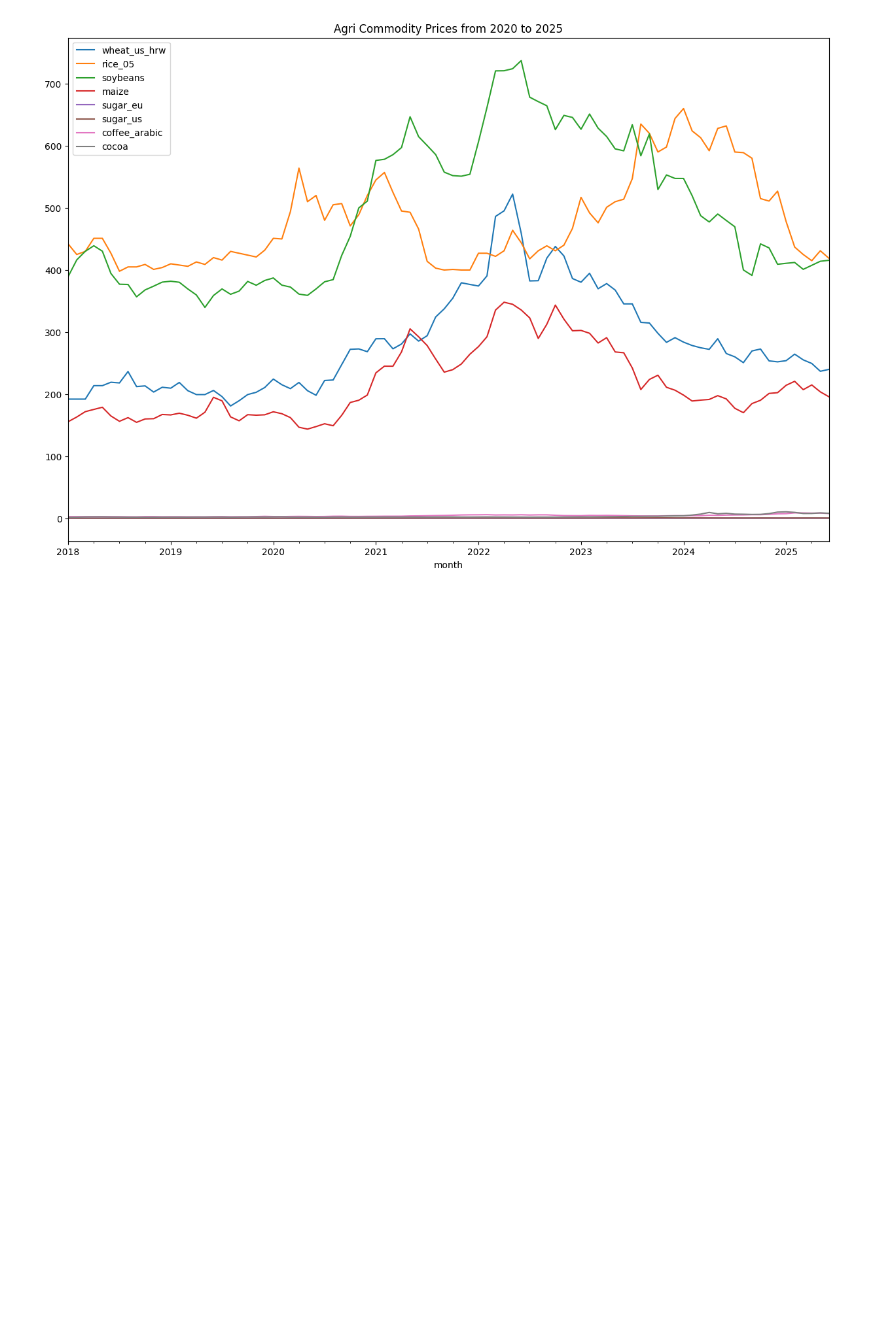
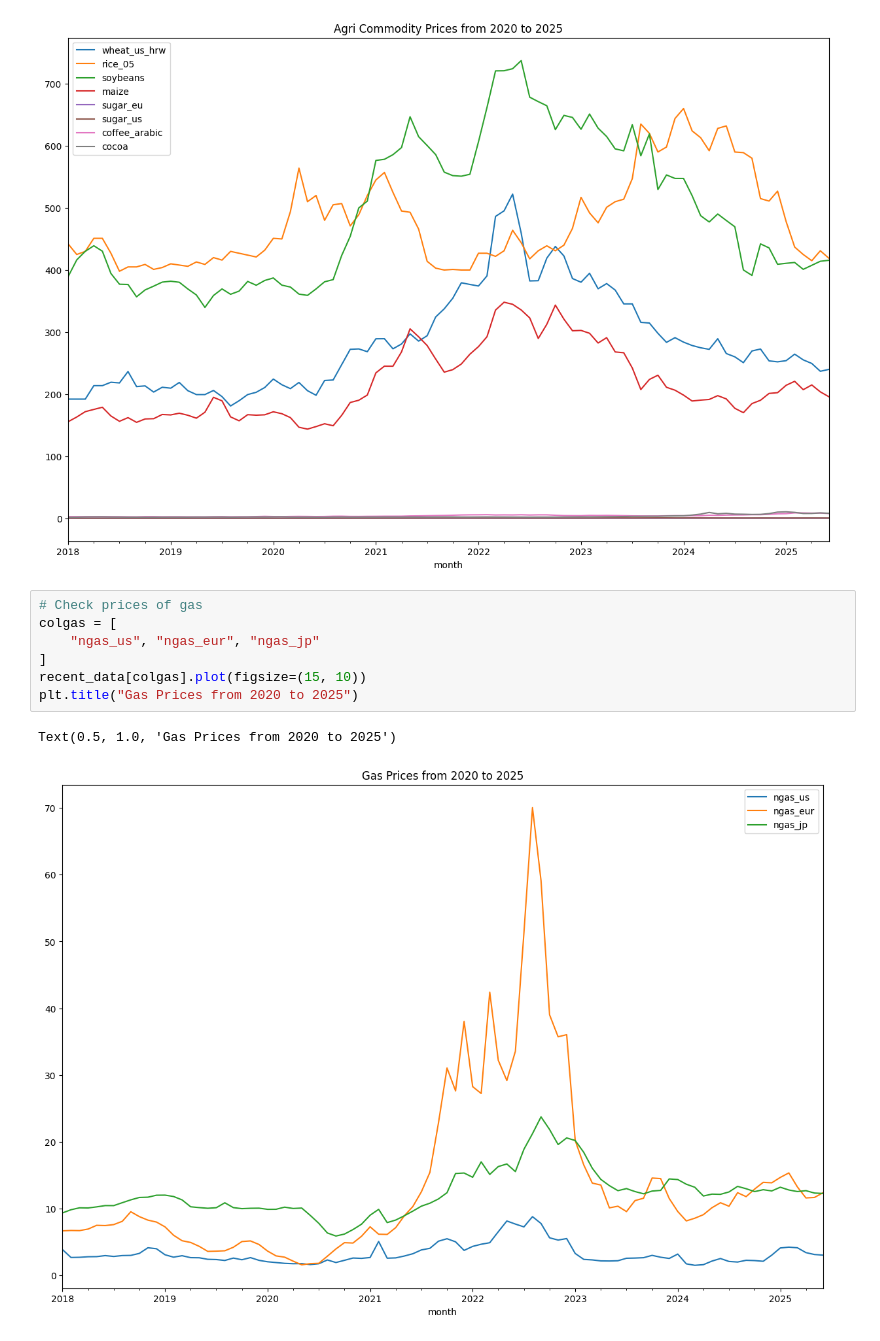
Before and after one commit to steveC-ai/Commodity-Market-Dynamics-Price-Drivers-and-Strategy-Backtesting, a Jupyter notebook: notebook/commodity.prices.ipynb, the cells around one changed output. Drawn from its saved outputs; the diff is of its cells as text; blank space fills up the shorter version.

```diff
--- a/notebook/commodity.prices.ipynb
+++ b/notebook/commodity.prices.ipynb
@@ -1281,3 +1281,13 @@ plt.title("Agri Commodity Prices from 2020 to 2025")
 # %% [output]
 Text(0.5, 1.0, 'Agri Commodity Prices from 2020 to 2025')
 [figure]
+# %%
+# Check prices of gas
+colgas = [
+    "ngas_us", "ngas_eur", "ngas_jp"
+]
+recent_data[colgas].plot(figsize=(15, 10))
+plt.title("Gas Prices from 2020 to 2025")
+# %% [output]
+Text(0.5, 1.0, 'Gas Prices from 2020 to 2025')
+[figure, added]
```
Also changed, not shown: parts of 10 cells of this notebook.
